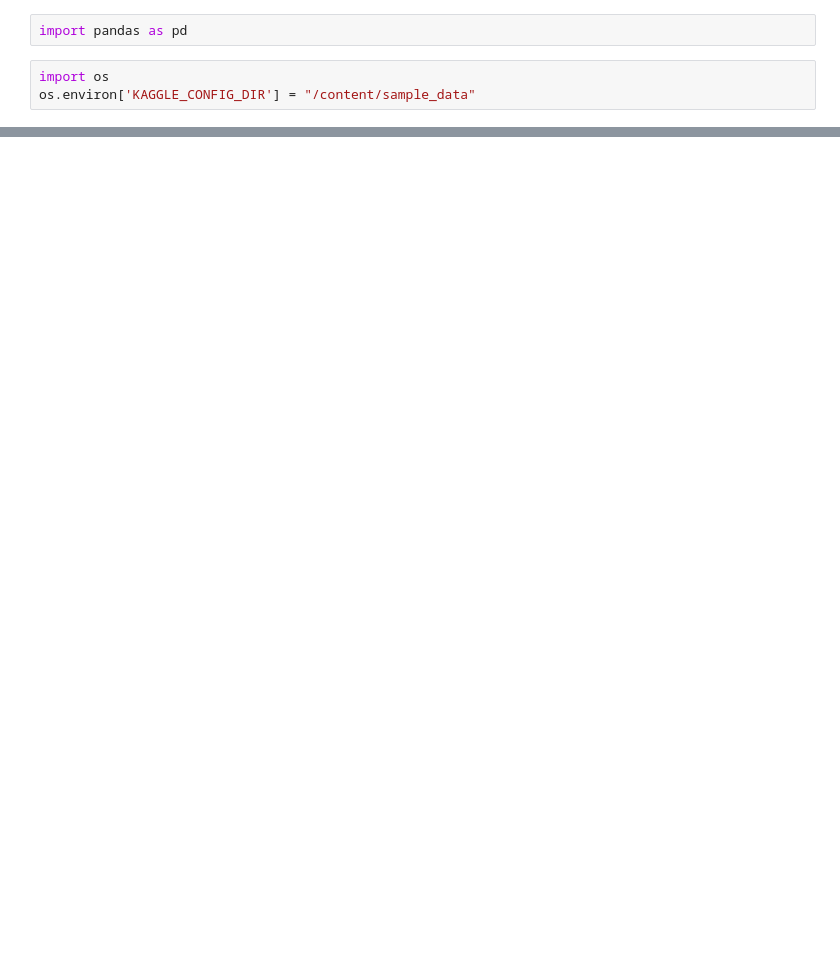
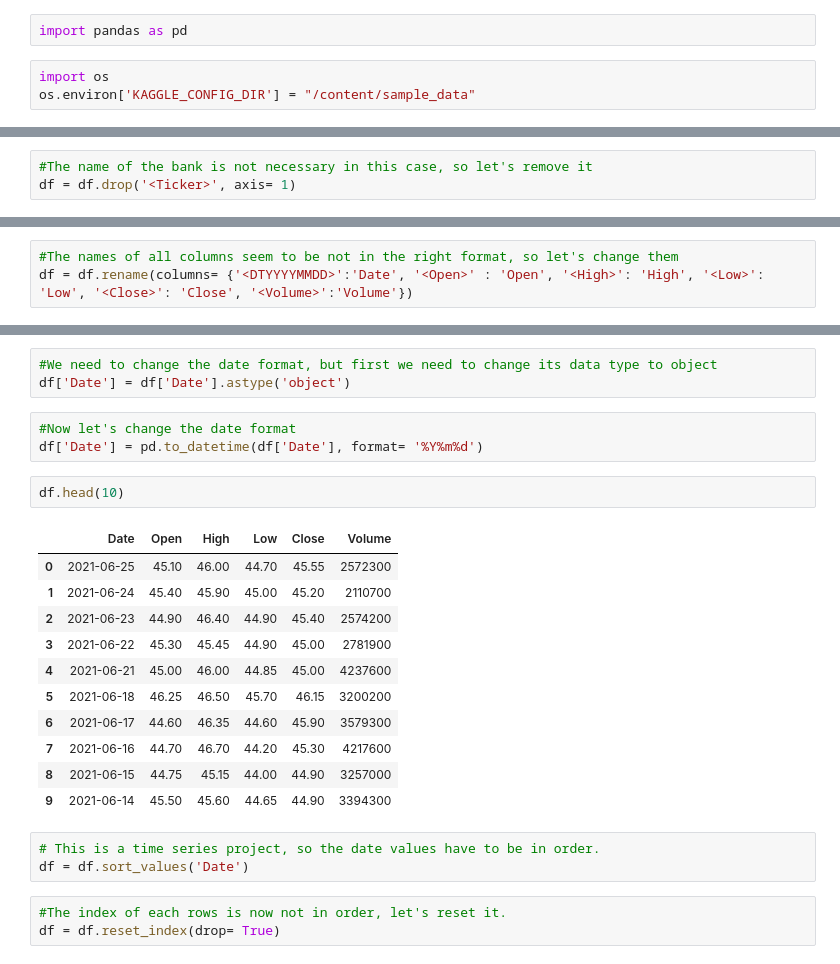
Before and after one commit to huy2212/bitcoin_price_prediction, a Jupyter notebook: data_preprocessing.ipynb, the cells around one changed output, grey strips where cells are left out. Cells and saved outputs as stored; diff of their text form; blank space fills up the shorter version.

```diff
--- a/data_preprocessing.ipynb
+++ b/data_preprocessing.ipynb
@@ -14,0 +34,3 @@ Downloading stock-prices-vn30-indexvietnam.zip to /content/sample_data
+# %%
+#The name of the bank is not necessary in this case, so let's remove it
+df = df.drop('<Ticker>', axis= 1)
@@ -14,0 +41,3 @@ Downloading stock-prices-vn30-indexvietnam.zip to /content/sample_data
+# %%
+#The names of all columns seem to be not in the right format, so let's change them
+df = df.rename(columns= {'<DTYYYYMMDD>':'Date', '<Open>' : 'Open', '<High>': 'High', '<Low>': 'Low', '<Close>': 'Close', '<Volume>':'Volume'})
@@ -14,0 +64,26 @@ Downloading stock-prices-vn30-indexvietnam.zip to /content/sample_data
+# %%
+#We need to change the date format, but first we need to change its data type to object
+df['Date'] = df['Date'].astype('object')
+# %%
+#Now let's change the date format
+df['Date'] = pd.to_datetime(df['Date'], format= '%Y%m%d')
+# %%
+df.head(10)
+# %% [output]
+|  | Date | Open | High | Low | Close | Volume |
+| 0 | 2021-06-25 | 45.10 | 46.00 | 44.70 | 45.55 | 2572300 |
+| 1 | 2021-06-24 | 45.40 | 45.90 | 45.00 | 45.20 | 2110700 |
+| 2 | 2021-06-23 | 44.90 | 46.40 | 44.90 | 45.40 | 2574200 |
+| 3 | 2021-06-22 | 45.30 | 45.45 | 44.90 | 45.00 | 2781900 |
+| 4 | 2021-06-21 | 45.00 | 46.00 | 44.85 | 45.00 | 4237600 |
+| 5 | 2021-06-18 | 46.25 | 46.50 | 45.70 | 46.15 | 3200200 |
+| 6 | 2021-06-17 | 44.60 | 46.35 | 44.60 | 45.90 | 3579300 |
+| 7 | 2021-06-16 | 44.70 | 46.70 | 44.20 | 45.30 | 4217600 |
+| 8 | 2021-06-15 | 44.75 | 45.15 | 44.00 | 44.90 | 3257000 |
+| 9 | 2021-06-14 | 45.50 | 45.60 | 44.65 | 44.90 | 3394300 |
+# %%
+# This is a time series project, so the date values have to be in order.
+df = df.sort_values('Date')
+# %%
+#The index of each rows is now not in order, let's reset it.
+df = df.reset_index(drop= True)
```
Also changed, not shown: parts of 8 cells of this notebook.
